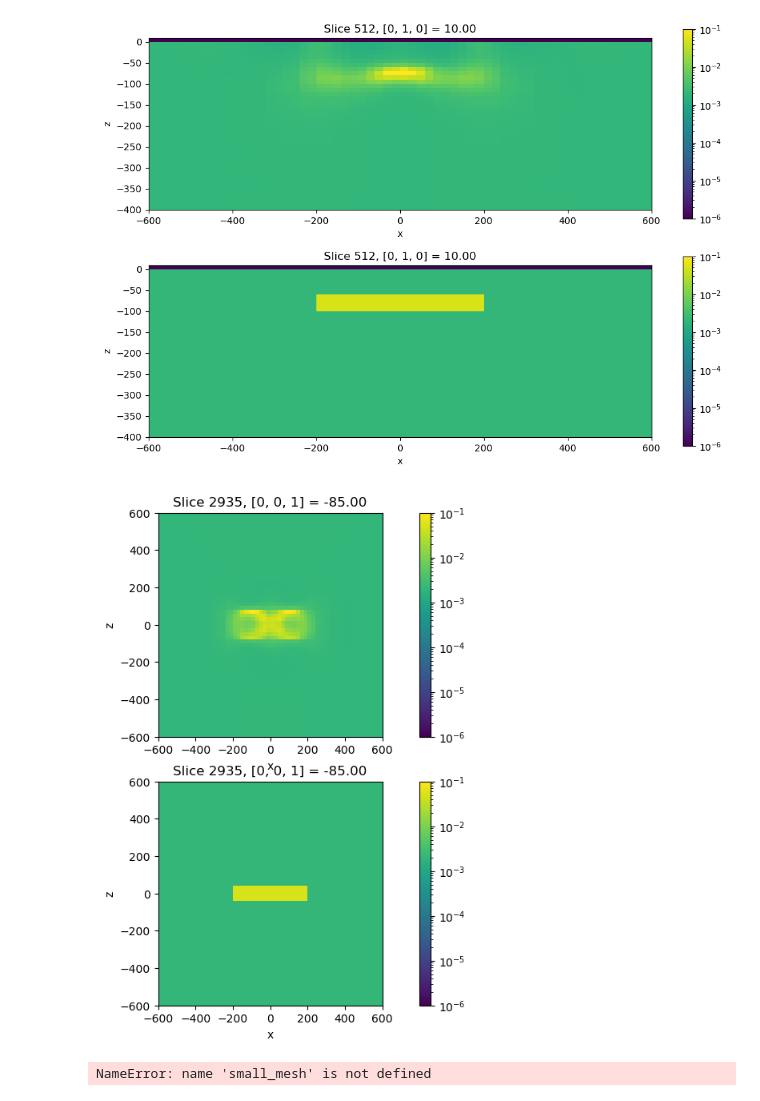
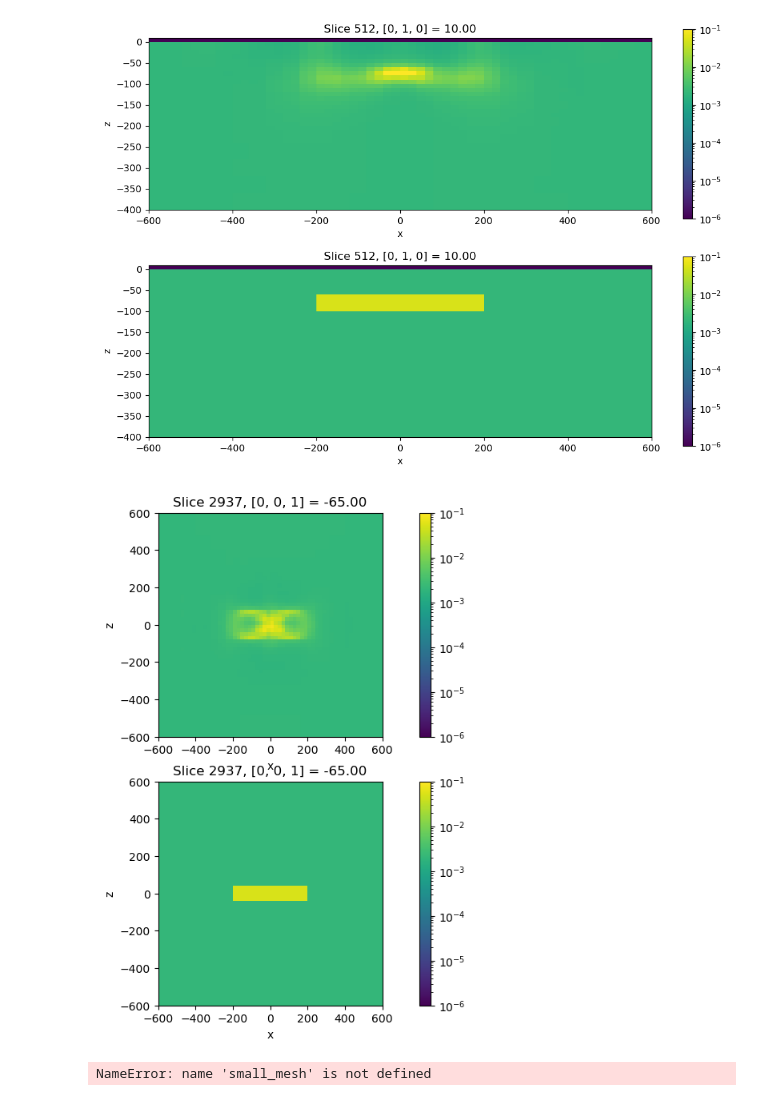
Before and after one commit to ubcgif/2025-heagy-etal-tle, a Jupyter notebook: notebooks/td-octree-target-0-10m-40mspacing/create-ubc-inputs.ipynb, the cells around one changed output. Cells and saved outputs as stored; diff of their text form; code cells hidden in the pictures.

```diff
--- a/notebooks/td-octree-target-0-10m-40mspacing/create-ubc-inputs.ipynb
+++ b/notebooks/td-octree-target-0-10m-40mspacing/create-ubc-inputs.ipynb
@@ -475,31 +475,31 @@ for a in ax:
 [figure]
 # %%
 fig, ax = plt.subplots(2, 1, figsize=(12, 8))
-ind = 2935
+ind = 2937
 plt.colorbar(ubc_mesh.plot_slice(
     ubc_model,
     pcolor_opts={"norm":LogNorm(vmin=1e-6, vmax=1e-1)},
     ax=ax[0],
     normal="Z",
     ind=ind,
     # grid=True,
 )[0], ax=ax[0])
 
 plt.colorbar(ubc_mesh.plot_slice(
     models["target_0"],
     pcolor_opts={"norm":LogNorm(vmin=1e-6, vmax=1e-1)},
     ax=ax[1],
     normal="Z",
     ind=ind,
 )[0], ax=ax[1])
 
 
 for a in ax:
     a.set_xlim(600* np.r_[-1, 1])
     a.set_ylim(600* np.r_[-1, 1])
     a.set_aspect(1)
 # %% [output]
-[figure, old version]
+[figure, new version]
 # %%
 # small_mesh = discretize.TreeMesh.read_UBC("octree_mesh_0050.txt")
 # %%
```
Also changed, not shown: parts of 1 cell of this notebook, 1 other file.
